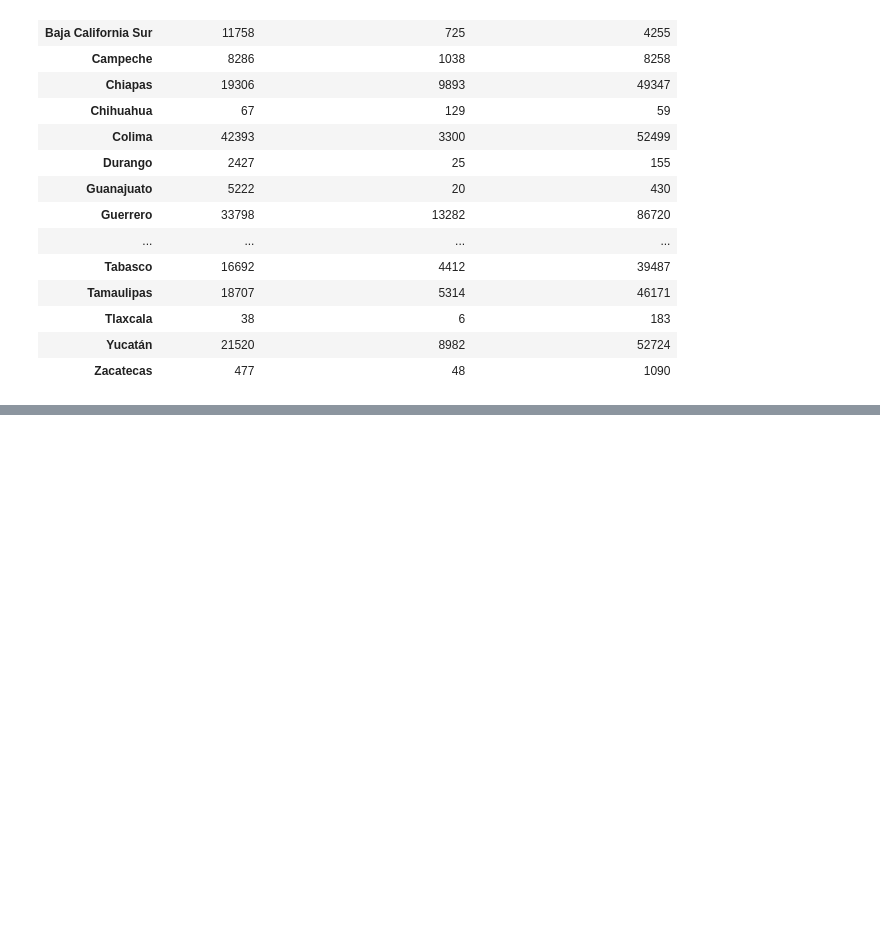
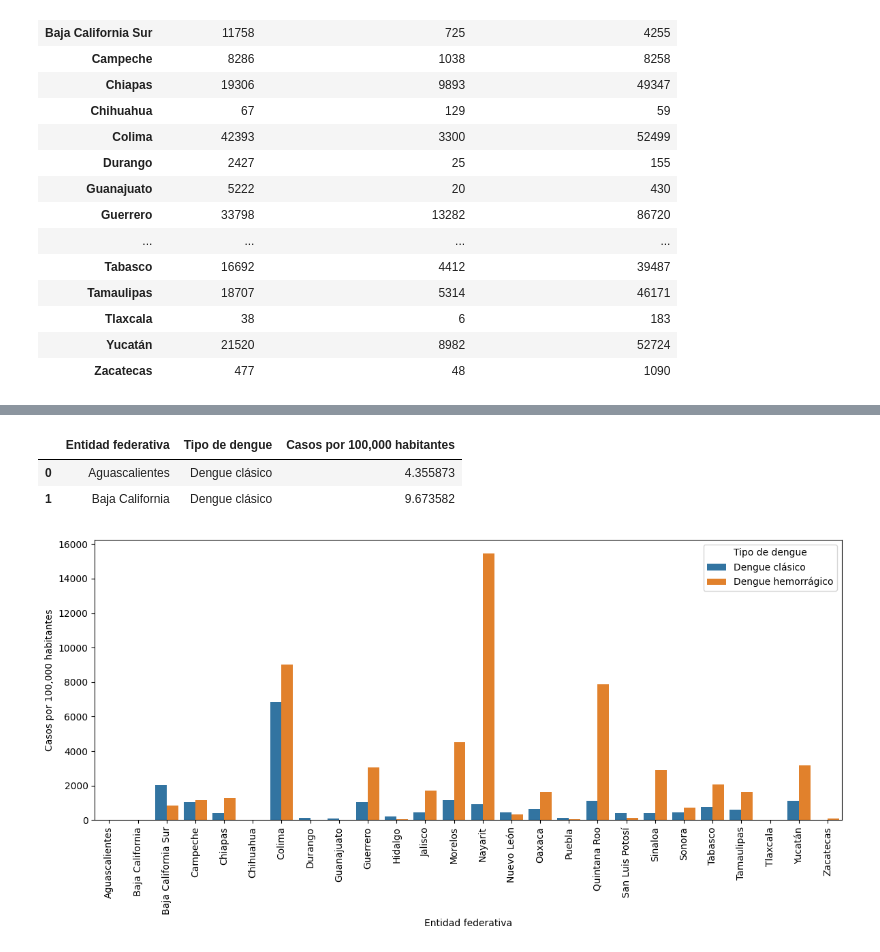
Before and after one commit to pcorner10/denguetemp2022, a Jupyter notebook: dengueTemperatura.ipynb, the cells around one changed output, grey strips where cells are left out. Saved outputs shown, nothing was run; the diff lists cells and outputs as text; code cells hidden in the pictures; blank space fills up the shorter version.

Commit message:
graph1

```diff
--- a/dengueTemperatura.ipynb
+++ b/dengueTemperatura.ipynb
@@ -460,0 +481,6 @@ df.groupby("estado").agg({
+# %%
+df1_graph1 = df.groupby(["Entidad federativa"], as_index=False).agg({
+    "Dengue clásico":"sum",
+    "Dengue hemorrágico":"sum"
+})
+df1_graph1.head()
@@ -460,0 +494,6 @@ df.groupby("estado").agg({
+# %%
+ISR_grouped.head()
+df2_graph1 = ISR_grouped.groupby(["Entidad federativa"], as_index=False).agg({
+  "Población total":"mean",
+})
+df2_graph1.head()
@@ -460,0 +507,5 @@ df.groupby("estado").agg({
+# %%
+graph1 = pd.merge(df1_graph1, df2_graph1, on="Entidad federativa")
+graph1["Dengue clásico"] = graph1["Dengue clásico"]/graph1["Población total"]*100000
+graph1["Dengue hemorrágico"] = graph1["Dengue hemorrágico"]/graph1["Población total"]*100000
+graph1.head()
@@ -460,0 +519,33 @@ df.groupby("estado").agg({
+# %%
+# Long to wide
+graph1 = graph1.melt(
+  id_vars="Entidad federativa",
+  value_vars=["Dengue clásico","Dengue hemorrágico"],
+  var_name="Tipo de dengue",
+  value_name="Casos por 100,000 habitantes")
+
+#graph1.sort_values(["Tipo de dengue","Casos por 100,000 habitantes"], ascending=(),inplace=True)
+graph1.head(2)
+# %% [output]
+|  | Entidad federativa | Tipo de dengue | Casos por 100,000 habitantes |
+| 0 | Aguascalientes | Dengue clásico | 4.355873 |
+| 1 | Baja California | Dengue clásico | 9.673582 |
+# %%
+fig, ax = plt.subplots(figsize=(12,6))
+sns.barplot(
+  x="Entidad federativa",
+  y="Casos por 100,000 habitantes",
+  hue="Tipo de dengue",
+  data=graph1,
+  ax=ax)
+
+# log scale
+#ax.set_yscale("log")
+
+# rotate xticks 90 degrees
+plt.xticks(rotation=90)
+
+plt.tight_layout()
+plt.show()
+# %% [output]
+[figure, added]
```
Also changed, not shown: parts of 6 cells of this notebook.
